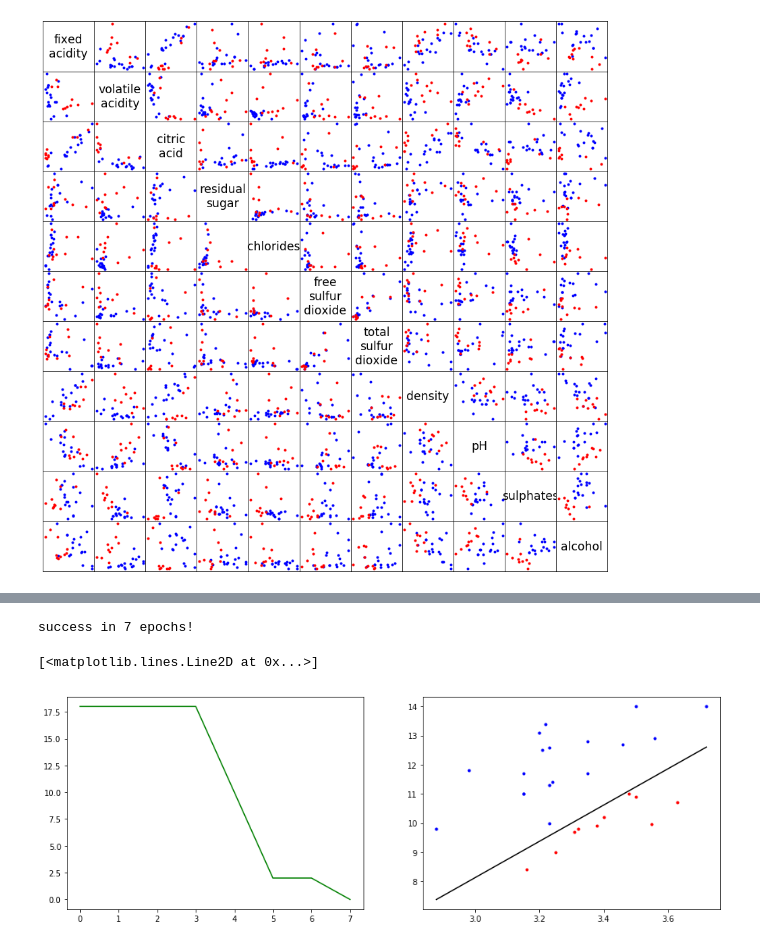
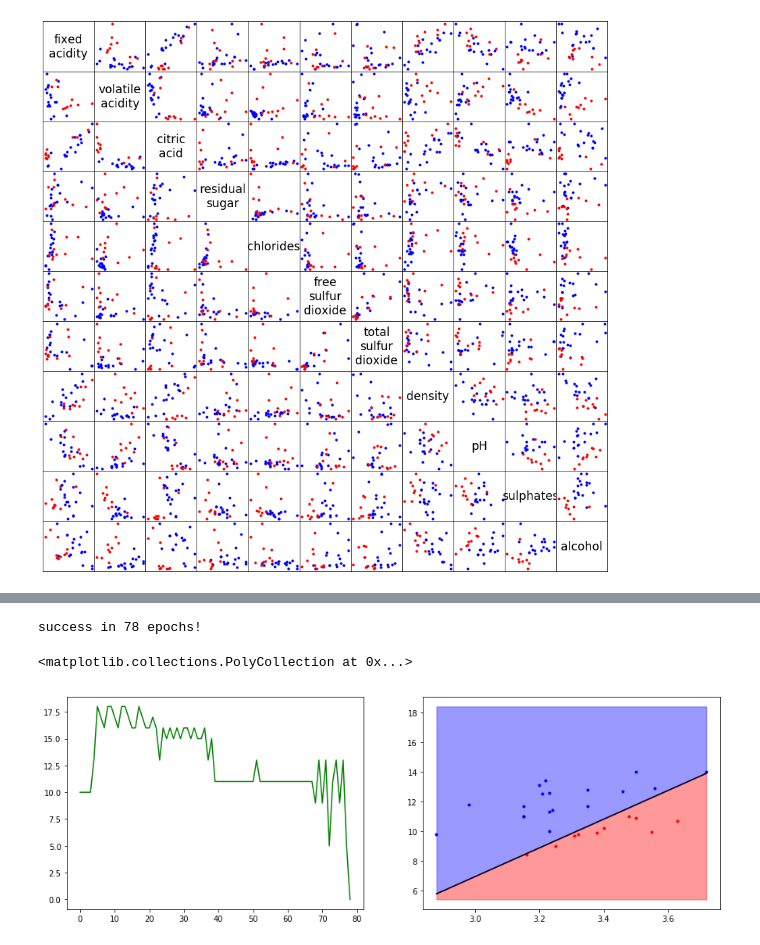
Before and after one commit to DamianDominoDavis/sommalier, a Jupyter notebook: sommalier.ipynb, the cells around one changed output, grey strips where cells are left out. Drawn from its saved outputs; the diff is of its cells as text; code cells hidden in the pictures.

```diff
--- a/sommalier.ipynb
+++ b/sommalier.ipynb
@@ -76,6 +89,8 @@ import random
 import matplotlib.pyplot as plt
 import numpy as np
 import pandas
+
+random.seed(42)
 
 class Perceptron:
     def __init__(self, data):
@@ -115,6 +130,8 @@ class Perceptron:
             # bail if ever trained to no errors
             if num_errors == 0:
                 break
+            if epoch == 0 and cur_epoch > 1000:
+                return self.train(threshold, rate, epoch)
         return ret
 
 
@@ -128,34 +145,38 @@ fig = plt.figure(num=1, figsize=[15, 5])
 ax, bx = fig.subplots(1, 2)
 
 # errors over epoch
 ret = per.train(gthresh, .001)
 print('success in {} epochs!'.format(ret[-1][0]))
 story = pandas.DataFrame(ret, columns=['epoch', 'errors', 'weights', 'bias'])
 ax.plot(story['epoch'], story['errors'], 'g-')
 
 # pH vs alcohol on good vs bad
 tgood = per.data[per.data['quality'] >= gthresh]
 tbad = per.data[per.data['quality'] <= bthresh]
 bx.plot(tgood['pH'], tgood['alcohol'], 'b.')
 bx.plot(tbad['pH'], tbad['alcohol'], 'r.')
 
 # final decision boundary
-xmin, x, xmax = np.min(per.data.pH), [], np.max(per.data.pH)
+xmin, x, xmax = np.min(per.data.pH),      [], np.max(per.data.pH)
 ymin, y, ymax = np.min(per.data.alcohol), [], np.min(per.data.alcohol)
 bias = ret[-1][3]
 weights = ret[-1][2]
 slope = -(bias/weights[1])/(bias/weights[0])
 intercept = -(bias/weights[1])
 k = 0
 for i in range(101):
     xi = k + xmin
     yi = slope * xi + intercept
 #    if ymin <= yi and yi <= ymax:
     x.append(xi)
     y.append(yi)
     k += (xmax - xmin) / 100
 bx.plot(x, y, "k-")
+
+# decision color field
+bx.fill_between(x, y, ymin-3, where=y>ymin-3, color="red", alpha=.4)
+bx.fill_between(x, y, ymax+10, where=y<ymax+10, color="blue", alpha=.4)
 # %% [output]
-success in 7 epochs!
+success in 78 epochs!
-[<matplotlib.lines.Line2D at 0x...>]
+<matplotlib.collections.PolyCollection at 0x...>
-[figure, old version]
+[figure, new version]
```
Also changed, not shown: parts of 3 cells of this notebook.
